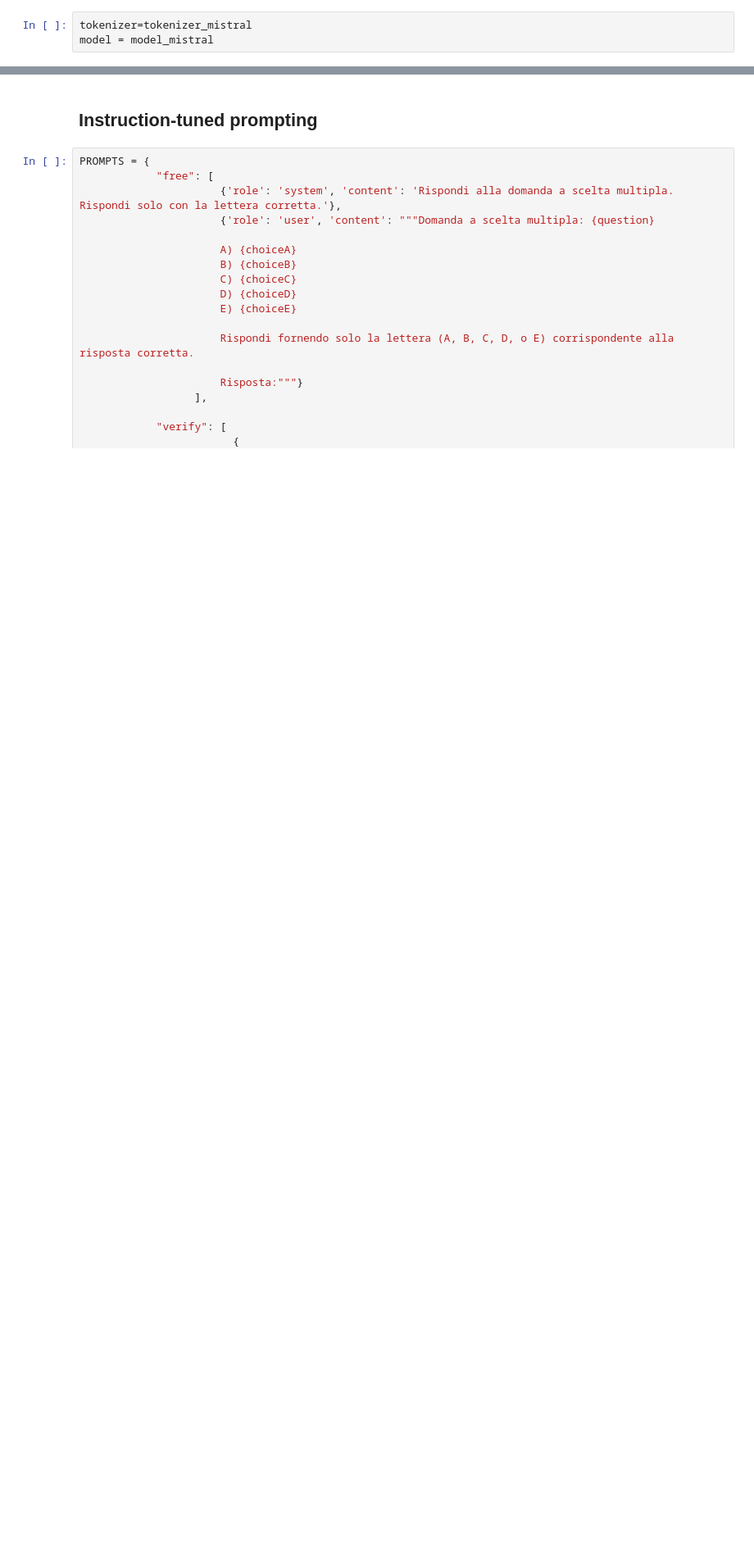
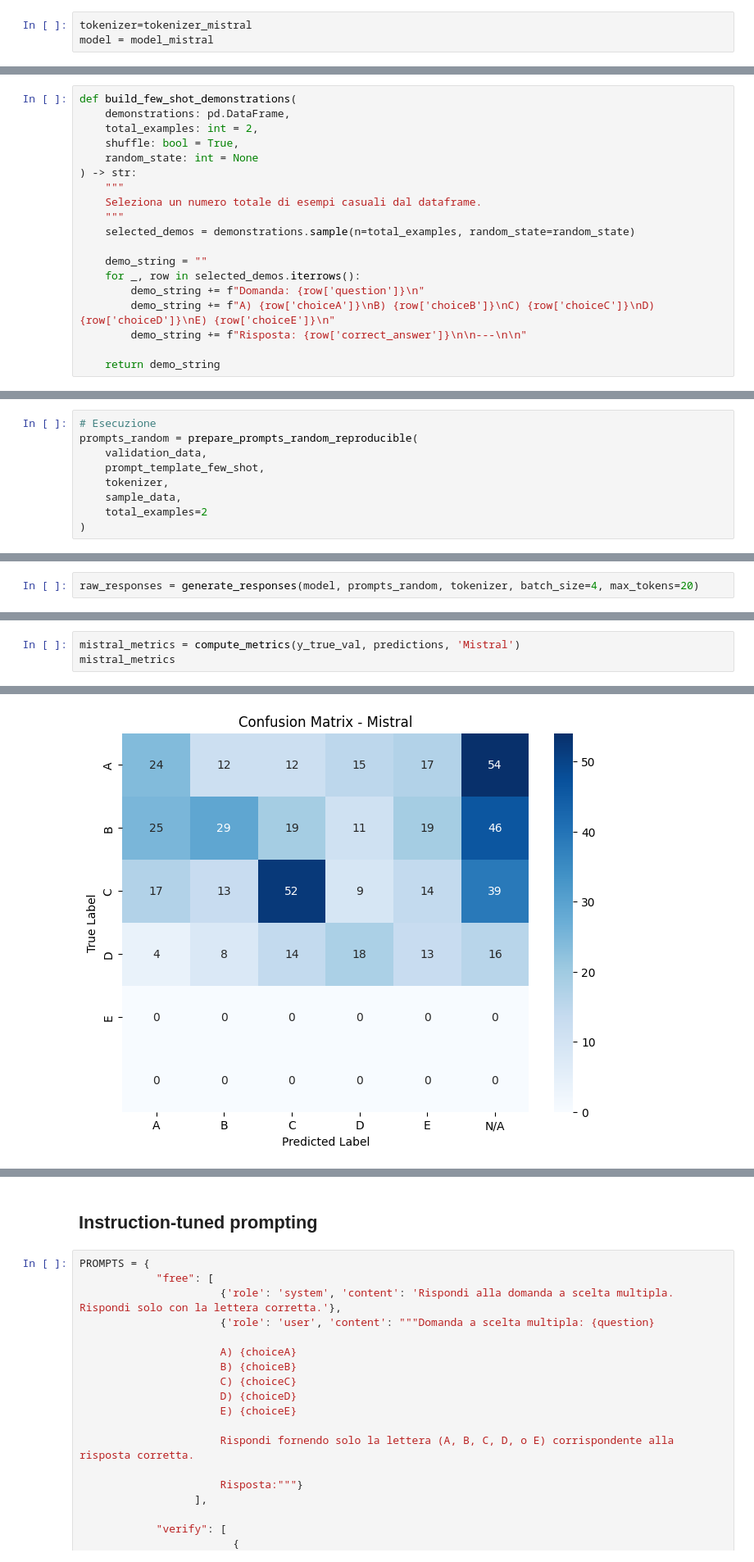
Before and after one commit to Keniota02/FederatedAveraging, a Jupyter notebook: project.ipynb, the cells around one changed output, grey strips where cells are left out. Shown at 82% size. Cells and saved outputs as stored; diff of their text form; blank space fills up the shorter version.

```diff
--- a/project.ipynb
+++ b/project.ipynb
@@ -963,0 +1149,19 @@ Accuracy Zero-Shot: 22.60%
+# %%
+def build_few_shot_demonstrations(
+    demonstrations: pd.DataFrame,
+    total_examples: int = 2,
+    shuffle: bool = True,
+    random_state: int = None
+) -> str:
+    """
+    Seleziona un numero totale di esempi casuali dal dataframe.
+    """
+    selected_demos = demonstrations.sample(n=total_examples, random_state=random_state)
+
+    demo_string = ""
+    for _, row in selected_demos.iterrows():
+        demo_string += f"Domanda: {row['question']}\n"
+        demo_string += f"A) {row['choiceA']}\nB) {row['choiceB']}\nC) {row['choiceC']}\nD) {row['choiceD']}\nE) {row['choiceE']}\n"
+        demo_string += f"Risposta: {row['correct_answer']}\n\n---\n\n"
+
+    return demo_string
@@ -963,0 +1329,9 @@ Accuracy Zero-Shot: 22.60%
+# %%
+# Esecuzione
+prompts_random = prepare_prompts_random_reproducible(
+    validation_data,
+    prompt_template_few_shot,
+    tokenizer,
+    sample_data,
+    total_examples=2
+)
@@ -963,0 +1378,2 @@ Accuracy Zero-Shot: 22.60%
+# %%
+raw_responses = generate_responses(model, prompts_random, tokenizer, batch_size=4, max_tokens=20)
@@ -963,0 +1408,4 @@ Accuracy Zero-Shot: 22.60%
+# %%
+mistral_metrics = compute_metrics(y_true_val, predictions, 'Mistral')
+mistral_metrics
+# %% [output]
@@ -963,0 +1419 @@ Accuracy Zero-Shot: 22.60%
+[figure, added]
```
Also changed, not shown: parts of 181 cells of this notebook.
